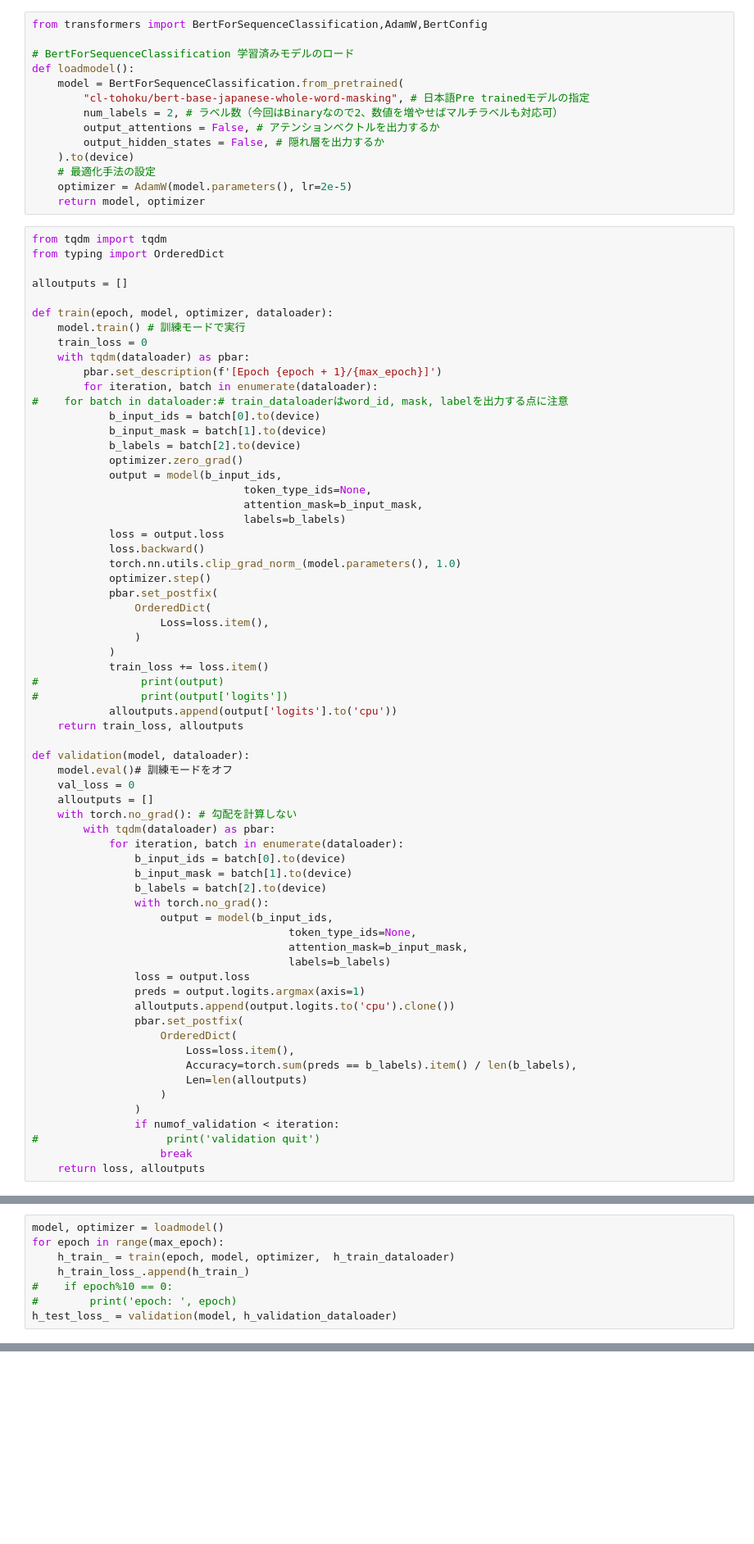
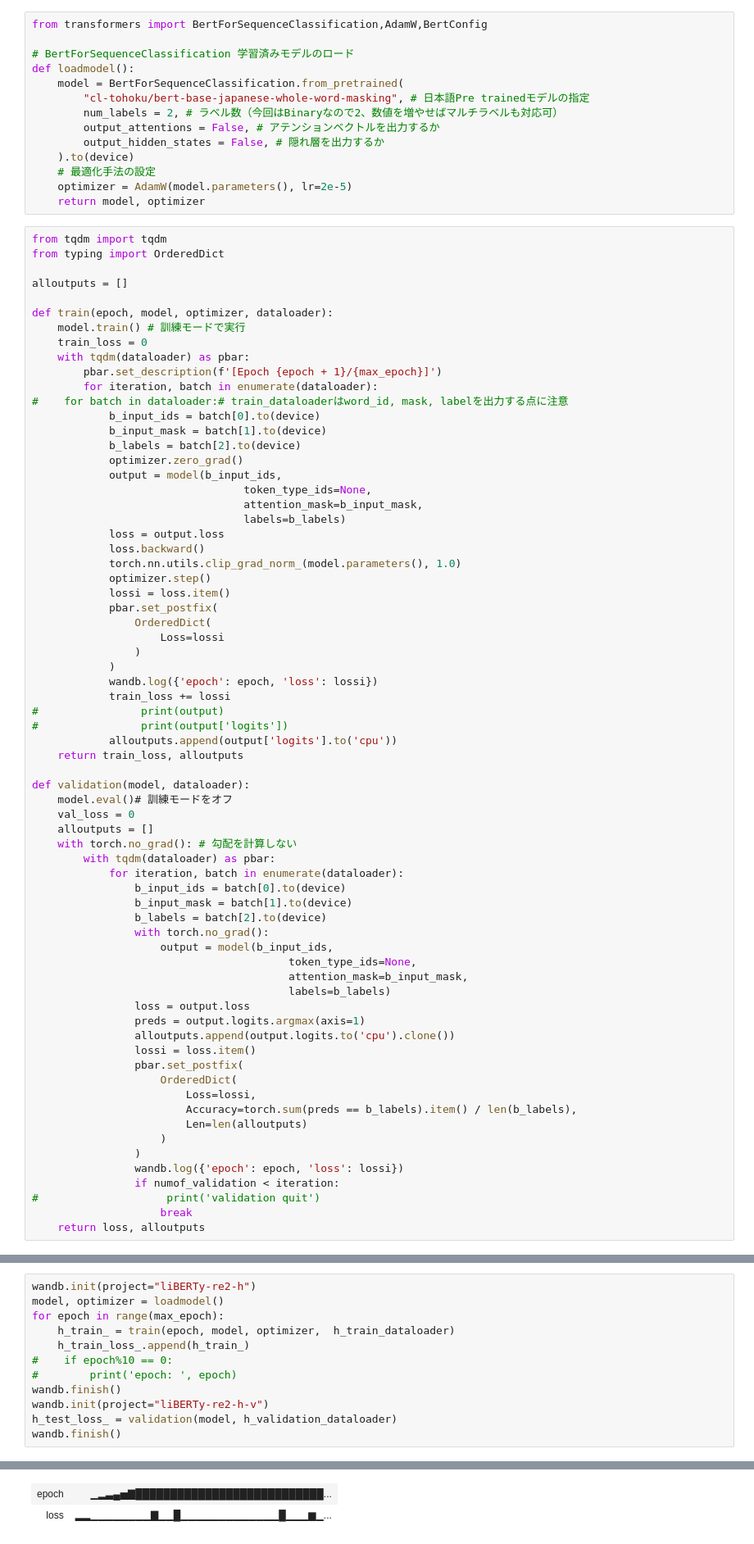
Before and after one commit to zuco3/liBERTy, a Jupyter notebook: ensemble/ens_augens-re2.ipynb, the cells around one changed output, grey strips where cells are left out. Shown at 82% size. Cells and saved outputs as stored; diff of their text form; blank space fills up the shorter version.

Commit message:
support wandb

```diff
--- a/ensemble/ens_augens-re2.ipynb
+++ b/ensemble/ens_augens-re2.ipynb
@@ -632,12 +645,14 @@ def train(epoch, model, optimizer, dataloader):
             loss.backward()
             torch.nn.utils.clip_grad_norm_(model.parameters(), 1.0)
             optimizer.step()
+            lossi = loss.item()
             pbar.set_postfix(
                 OrderedDict(
-                    Loss=loss.item(),
+                    Loss=lossi
                 )
             )
-            train_loss += loss.item()
+            wandb.log({'epoch': epoch, 'loss': lossi})
+            train_loss += lossi
 #                print(output)
 #                print(output['logits'])
             alloutputs.append(output['logits'].to('cpu'))
@@ -661,13 +676,15 @@ def validation(model, dataloader):
                 loss = output.loss
                 preds = output.logits.argmax(axis=1)
                 alloutputs.append(output.logits.to('cpu').clone())
+                lossi = loss.item()
                 pbar.set_postfix(
                     OrderedDict(
-                        Loss=loss.item(),
+                        Loss=lossi,
                         Accuracy=torch.sum(preds == b_labels).item() / len(b_labels),
                         Len=len(alloutputs)
                     )
                 )
+                wandb.log({'epoch': epoch, 'loss': lossi})
                 if numof_validation < iteration:
 #                    print('validation quit')
                     break
@@ -694,11 +711,15 @@ k_train_loss = 0
 kk_train_loss = 0
 s_train_loss = 0
 # %%
+wandb.init(project="liBERTy-re2-h")
 model, optimizer = loadmodel()
 for epoch in range(max_epoch):
     h_train_ = train(epoch, model, optimizer,  h_train_dataloader)
     h_train_loss_.append(h_train_)
 #    if epoch%10 == 0:
 #        print('epoch: ', epoch)
+wandb.finish()
+wandb.init(project="liBERTy-re2-h-v")
 h_test_loss_ = validation(model, h_validation_dataloader)
+wandb.finish()
 # %% [output]
@@ -709,0 +737,2 @@ You should probably TRAIN this model on a down-stream task to be able to use it
+| epoch | ▁▂▃▄▅▇███████████████████████████... |
+| loss | ▂▂▁▁▁▁▁▁▁▁▇▁▁█▁▁▁▁▁▁▁▁▁▁▁▁▁█▁▁▁▆▁... |
```
Also changed, not shown: parts of 13 cells of this notebook, 4 other files.
